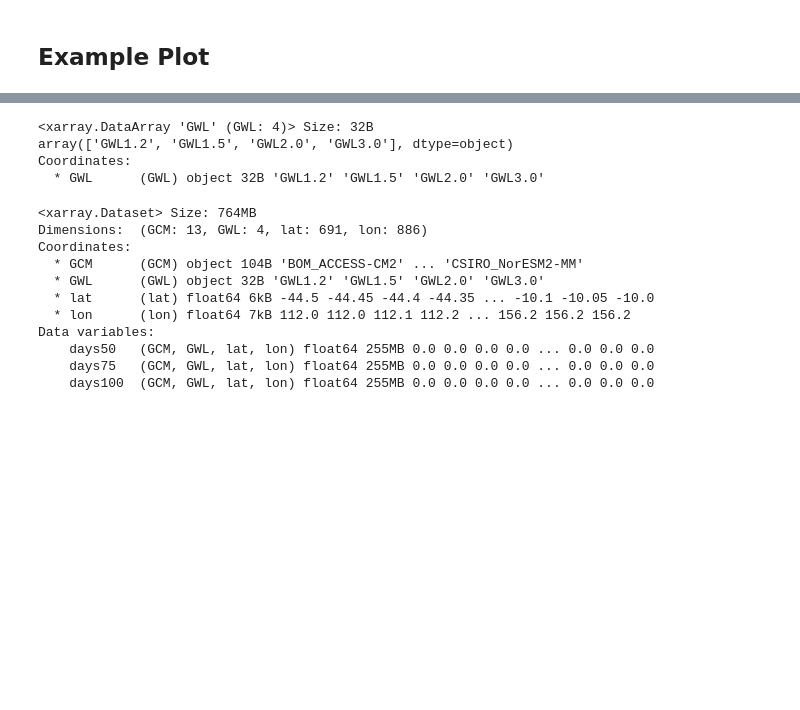
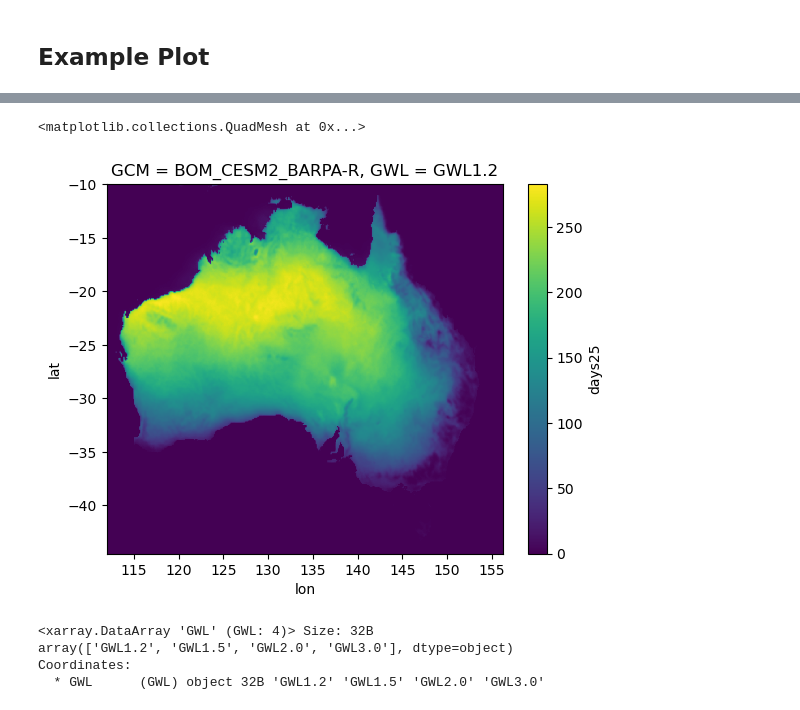
Before and after one commit to AusClimateService/hazard_fire, a Jupyter notebook: threshold_stats.ipynb, the cells around one changed output, grey strips where cells are left out. Cells and saved outputs as stored; diff of their text form; code cells hidden in the pictures; blank space fills up the shorter version.

Commit message:
with bias correction data

```diff
--- a/threshold_stats.ipynb
+++ b/threshold_stats.ipynb
@@ -277,3 +294,8 @@ plt.subplot(2,2,4); ddif50[8,1,:].plot()
+# %%
+dall.days25[1,0,:].plot()
+# %% [output]
+<matplotlib.collections.QuadMesh at 0x...>
+[figure, added]
 # %%
 ddif100['GWL']
 # %% [output]
@@ -281,17 +303,3 @@ ddif100['GWL']
 array(['GWL1.2', 'GWL1.5', 'GWL2.0', 'GWL3.0'], dtype=object)
 Coordinates:
   * GWL      (GWL) object 32B 'GWL1.2' 'GWL1.5' 'GWL2.0' 'GWL3.0'
-# %%
-dall
-# %% [output]
-<xarray.Dataset> Size: 764MB
-Dimensions:  (GCM: 13, GWL: 4, lat: 691, lon: 886)
-Coordinates:
-  * GCM      (GCM) object 104B 'BOM_ACCESS-CM2' ... 'CSIRO_NorESM2-MM'
-  * GWL      (GWL) object 32B 'GWL1.2' 'GWL1.5' 'GWL2.0' 'GWL3.0'
-  * lat      (lat) float64 6kB -44.5 -44.45 -44.4 -44.35 ... -10.1 -10.05 -10.0
-  * lon      (lon) float64 7kB 112.0 112.0 112.1 112.2 ... 156.2 156.2 156.2
-Data variables:
-    days50   (GCM, GWL, lat, lon) float64 255MB 0.0 0.0 0.0 0.0 ... 0.0 0.0 0.0
-    days75   (GCM, GWL, lat, lon) float64 255MB 0.0 0.0 0.0 0.0 ... 0.0 0.0 0.0
-    days100  (GCM, GWL, lat, lon) float64 255MB 0.0 0.0 0.0 0.0 ... 0.0 0.0 0.0
```
Also changed, not shown: parts of 12 cells of this notebook, 7 other files.
